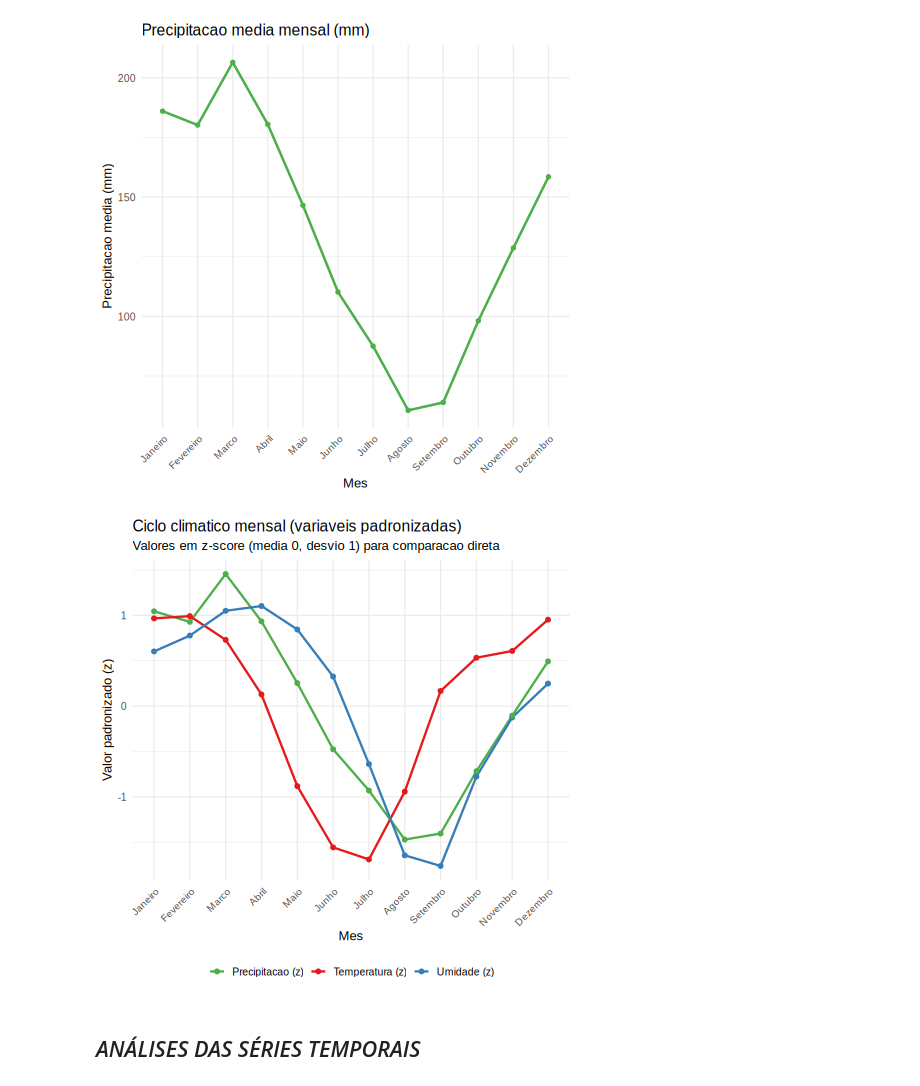
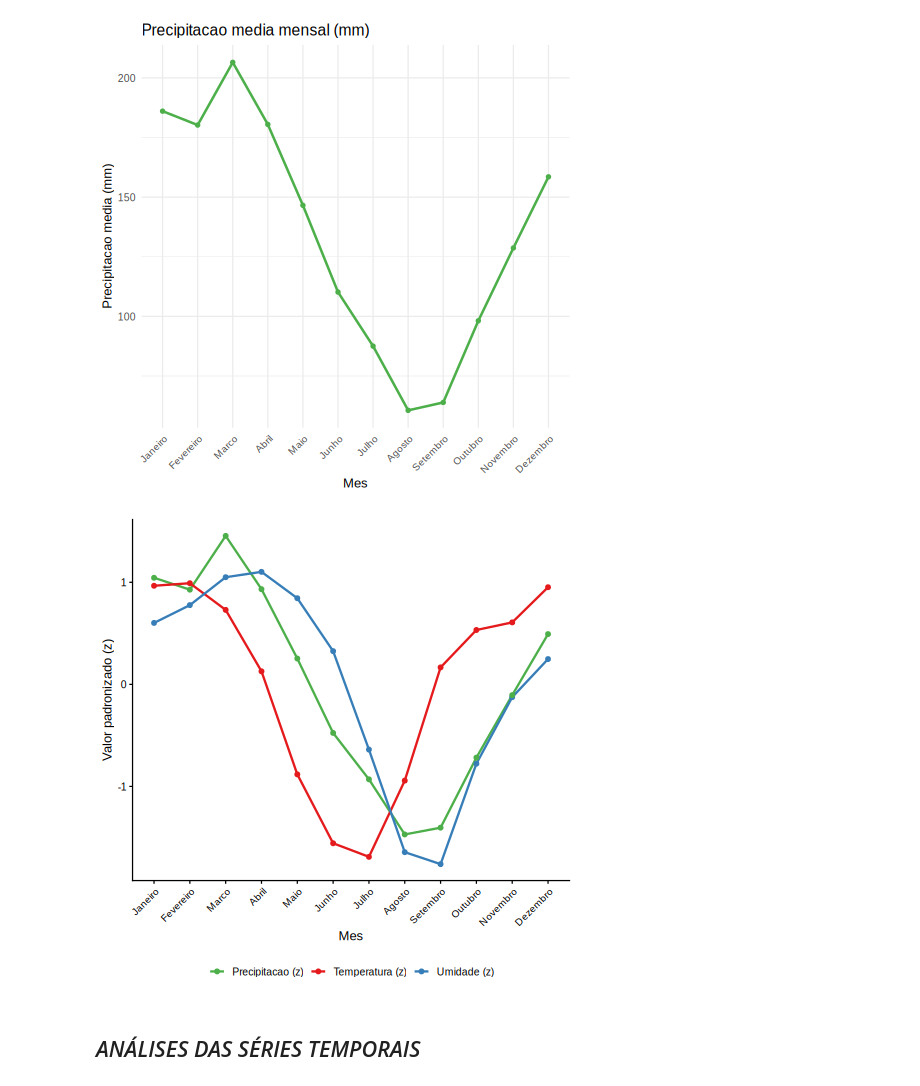
Before and after one commit to rubiakuhne123/TCC_MBAUSPEsalq, a Jupyter notebook: TCC_MBAUSPEsalq_RubiaDiazTaveirosKuhne.ipynb, the cells around one changed output. Drawn from its saved outputs; the diff is of its cells as text; code cells hidden in the pictures.

```diff
--- a/TCC_MBAUSPEsalq_RubiaDiazTaveirosKuhne.ipynb
+++ b/TCC_MBAUSPEsalq_RubiaDiazTaveirosKuhne.ipynb
@@ -4161,29 +4158,27 @@ ggplot(clima_mensal, aes(x = MES, y = PRECIPITACAO, group = 1)) +
 # %%
 %%R
 
 clima_long <- clima_mensal %>%
   pivot_longer(cols = c(TEMPERATURA, UMIDADE, PRECIPITACAO),
                names_to = "variavel", values_to = "valor") %>%
   group_by(variavel) %>%
   mutate(valor_z = as.numeric(scale(valor))) %>%
   ungroup()
 
 cores <- c(TEMPERATURA="#E41A1C", UMIDADE="#377EB8", PRECIPITACAO="#4DAF4A")
 
 ggplot(clima_long, aes(x = MES, y = valor_z, group = variavel, color = variavel)) +
   geom_line(linewidth = 1.1) +
   geom_point(size = 2) +
   scale_color_manual(values = cores,
                      labels = c("Precipitacao (z)","Temperatura (z)","Umidade (z)"),
                      name = NULL) +
-  labs(title = "Ciclo climatico mensal (variaveis padronizadas)",
-       subtitle = "Valores em z-score (media 0, desvio 1) para comparacao direta",
-       x = "Mes", y = "Valor padronizado (z)") +
-  theme_minimal(base_size = 13) +
+  labs(x = "Mes", y = "Valor padronizado (z)") +
+  theme_classic(base_size = 13) +
   theme(axis.text.x = element_text(angle = 45, hjust = 1),
         legend.position = "bottom")
 # %% [output]
-[figure, old version]
+[figure, new version]
 # %% [markdown]
 ## *ANÁLISES DAS SÉRIES TEMPORAIS*
 # %%
```
Also changed, not shown: parts of 18 cells of this notebook.
